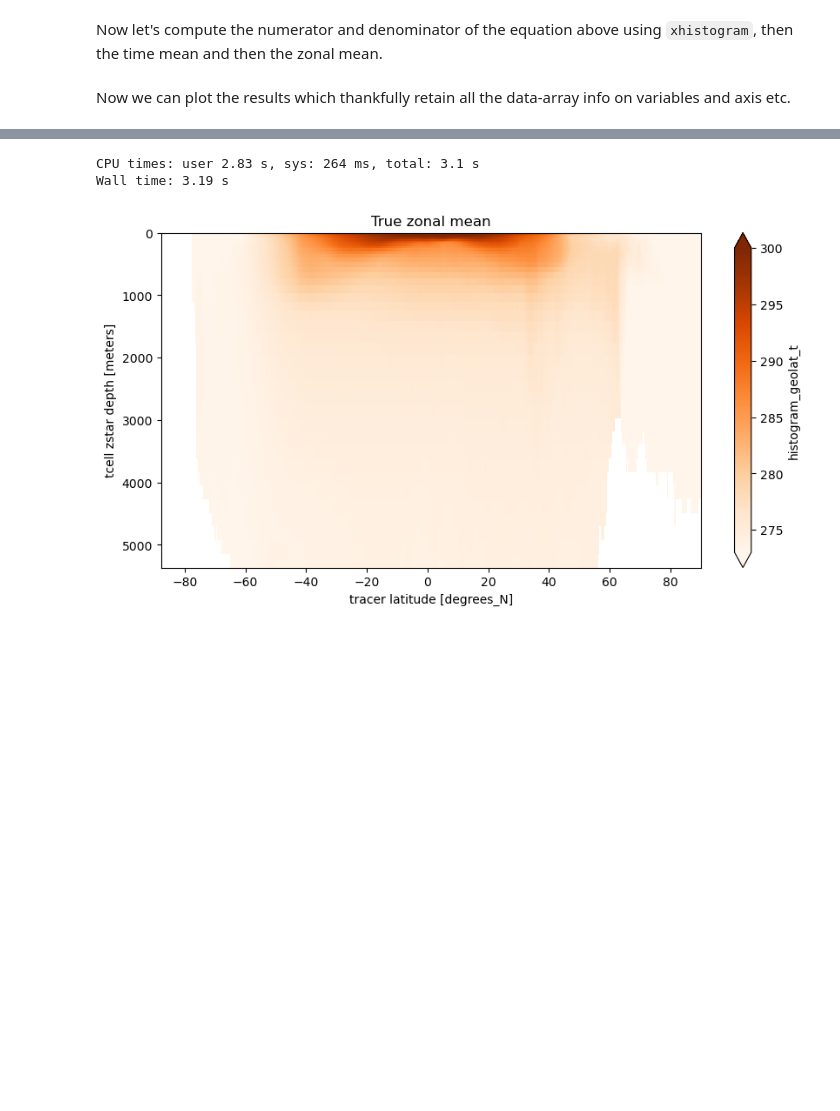
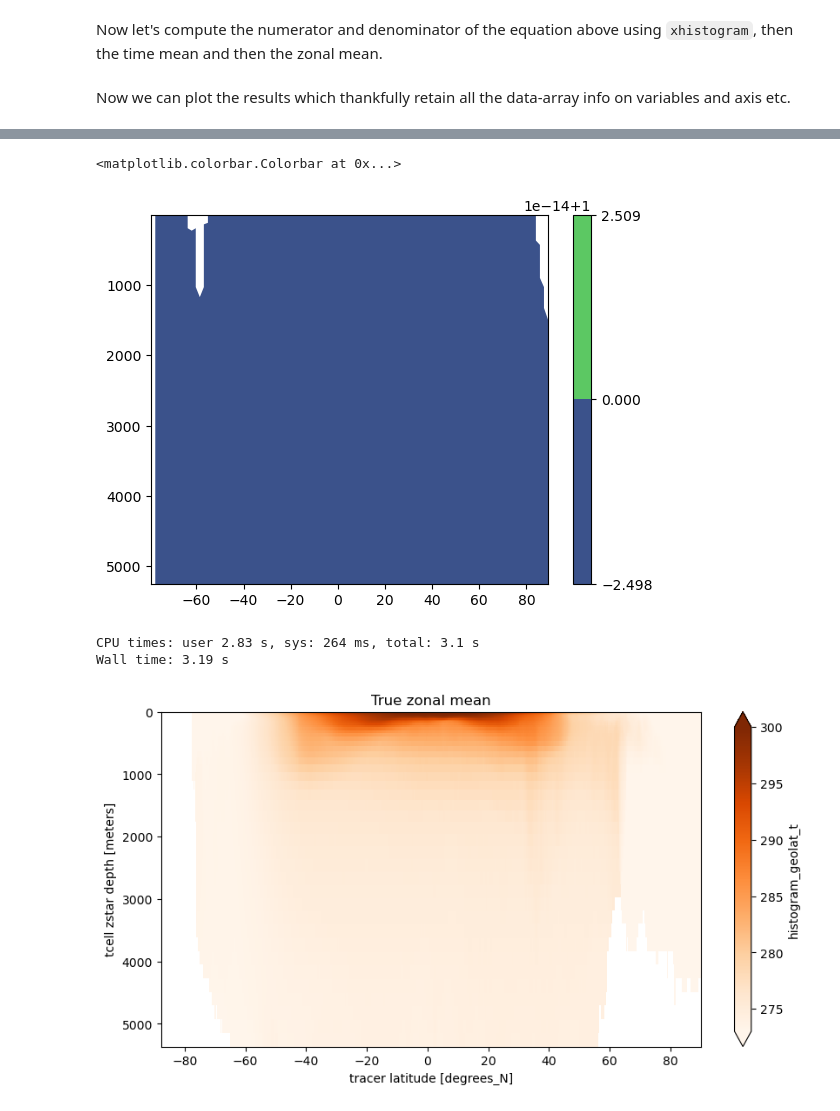
Before and after one commit to ACCESS-NRI/ACCESS-ENSO-recipes, a Jupyter notebook: cosima/True_Zonal_Mean.ipynb, the cells around one changed output, grey strips where cells are left out. Saved outputs shown, nothing was run; the diff lists cells and outputs as text; code cells hidden in the pictures; blank space fills up the shorter version.

```diff
--- a/cosima/True_Zonal_Mean.ipynb
+++ b/cosima/True_Zonal_Mean.ipynb
@@ -312,0 +398,7 @@ Now we can plot the results which thankfully retain all the data-array info on v
+# %%
+ldcb = model_OM2.load()  # vol supp
+print(ldcb.coords(), ldcb.shape)
+volcb = model_OM2.supplementaries[2].load()
+geolat = ldcb.coords()[-2].points #* ldcb.coord('depth').points #
+# volcb.shape
+np.tile(geolat, (50, 1, 1)).shape
@@ -313,2 +410,23 @@ Now we can plot the results which thankfully retain all the data-array info on v
 # %%
 ## histogram with volume - defining bins for stats? shifting latitude cell edges
+from esmvalcore.preprocessor import histogram
+import numpy as np
+import iris
+
+# 2 histograms - weights: Temp*Vo & Vol # cube: 'geolat_t' (yt_ocean: 1080, xt_ocean: 1440)
+
+ldcb = model_OM2.load()
+cbtmean = climate_statistics(ldcb, period='full',operator='mean')
+
+geolat = ldcb.coords()[-2].points #lat multidim - coord as cube
+stacked = np.tile(geolat, (50, 1, 1)).where(~np.isnan(volcb.data)) ##where vol is valid
+print(stacked.shape, ldcb.coords()[2])
+# ldcb.coords()[2].name, ldcb.coords()[3].name = 'i', 'j' CF name
+
+cube = iris.cube.Cube(stacked, long_name='geolat_as_var', units=ldcb.coords()[-2].units,
+               dim_coords_and_dims=[(ldcb.coords()[2], 1), #name i,j? +depth(braodcast)
+                                   (ldcb.coords()[3], 2),
+                                   (ldcb.coord('depth'),0)]) #cell_measures?
+
+histvol = histogram(cube, bins=np.linspace(-80, 90, 100), coords=[cube.coords()[1], cube.coords()[2]], weights=volcb.data)
+histvol.data.shape, volcb.data.shape
@@ -315,3 +457,13 @@ Now we can plot the results which thankfully retain all the data-array info on v
+# %%
+volcb.data * cbtmean.data
+hist_tempvol = histogram(cube, bins=np.linspace(-80, 90, 100), coords=[cube.coords()[1], cube.coords()[2]], weights=volcb.data*cbtmean.data)
+cube_out = hist_tempvol/histvol
+# cbtmean.data.min(), volcb.data.min()
+iplt.contourf(cube_out)
+plt.colorbar()
+# %% [output]
+<matplotlib.colorbar.Colorbar at 0x...>
+[figure, added]
 # %%
 %%time
 
```
Also changed, not shown: parts of 22 cells of this notebook, 2 other files.
